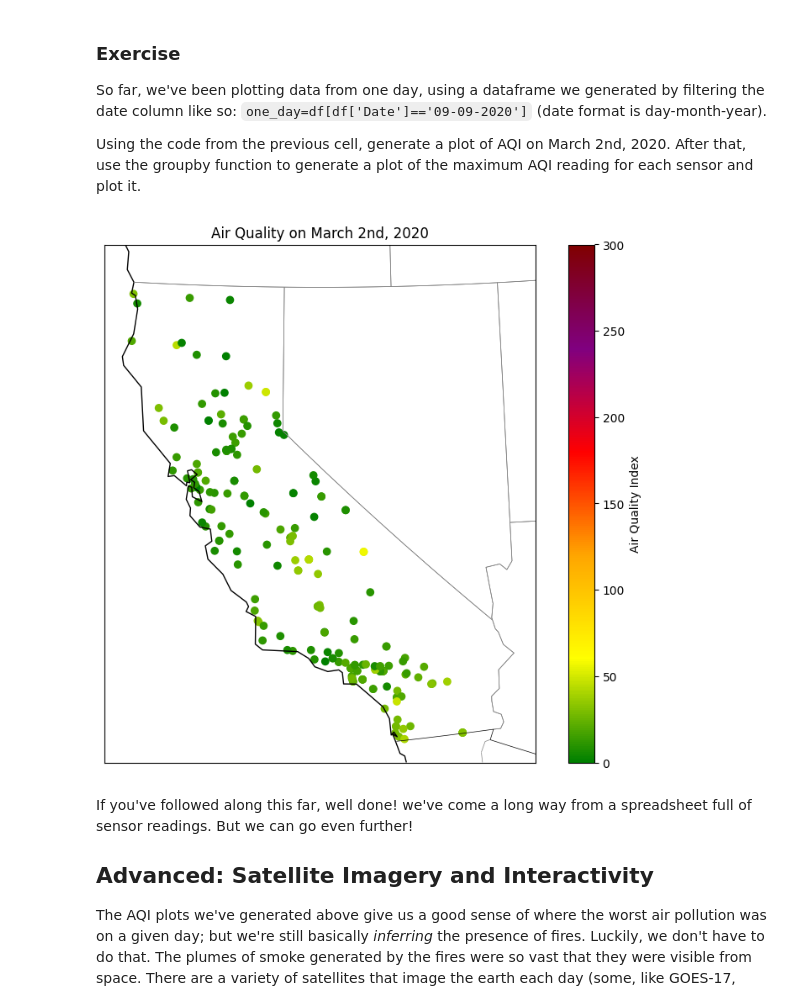
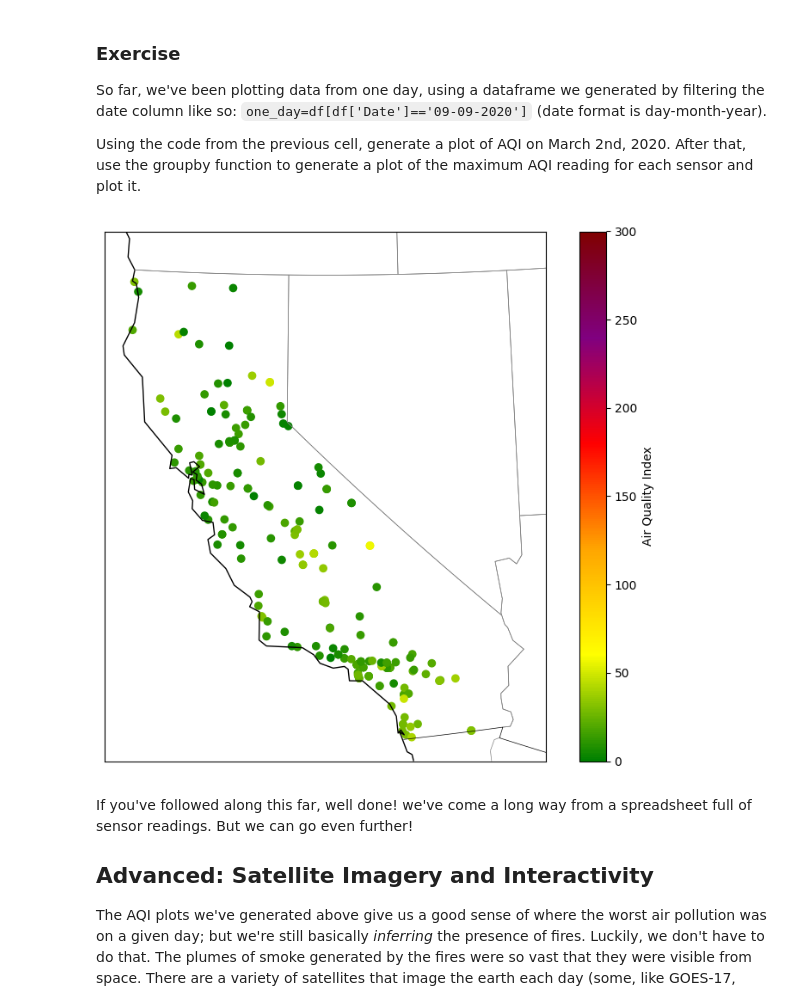
Before and after one commit to adaozdmr/QM2, a Jupyter notebook: notebooks/W03. Spatial Data.ipynb, the cells around one changed output. Cells and saved outputs as stored; diff of their text form; code cells hidden in the pictures.

```diff
--- a/notebooks/W03. Spatial Data.ipynb
+++ b/notebooks/W03. Spatial Data.ipynb
@@ -422,30 +455,30 @@ So far, we've been plotting data from one day, using a dataframe we generated by
 
 Using the code from the previous cell, generate a plot of AQI on March 2nd, 2020. After that, use the groupby function to generate a plot of the maximum AQI reading for each sensor and plot it.
 # %%
-one_day=df[df['Date']=='02-03-2020']
+march2 = df[df['Date']=='02-03-2020']
 
-map = Basemap(projection='lcc', resolution='l',
+map2 = Basemap(projection='lcc', resolution='l',
             lat_0=37.5, lon_0=-119,
             width=1E6, height=1.2E6)
 
-map.drawcoastlines(color='black')
-map.drawcountries(color='black')
-map.drawstates(color='gray')
+map2.drawcoastlines(color='black')
+map2.drawcountries(color='black')
+map2.drawstates(color='gray')
 
-map.scatter(
-      one_day['longitude'],
-      one_day['latitude'],
+map2.scatter(
+      march2['longitude'],
+      march2['latitude'],
       latlon=True,
-      c=one_day['AQI'], # We're adding that
+      c=march2['AQI'],
       cmap=aqi_colors,
       vmin=0,
       vmax=300)
 
 
-plt.title('Air Quality on March 2nd, 2020')
+#plt.title('Air Quality on March 2nd, 2020')
 plt.colorbar(label='Air Quality Index');
 # %% [output]
-[figure, old version]
+[figure, new version]
 # %% [markdown]
 If you've followed along this far, well done! we've come a long way from a spreadsheet full of sensor readings. But we can go even further!
 
```
Also changed, not shown: parts of 9 cells of this notebook.
